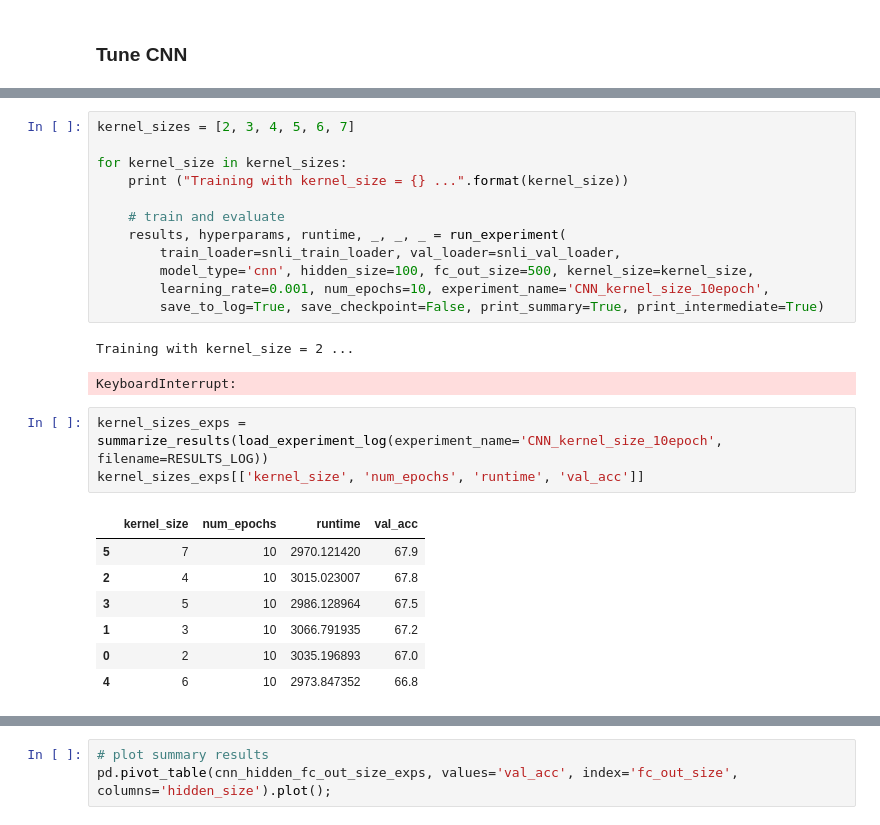
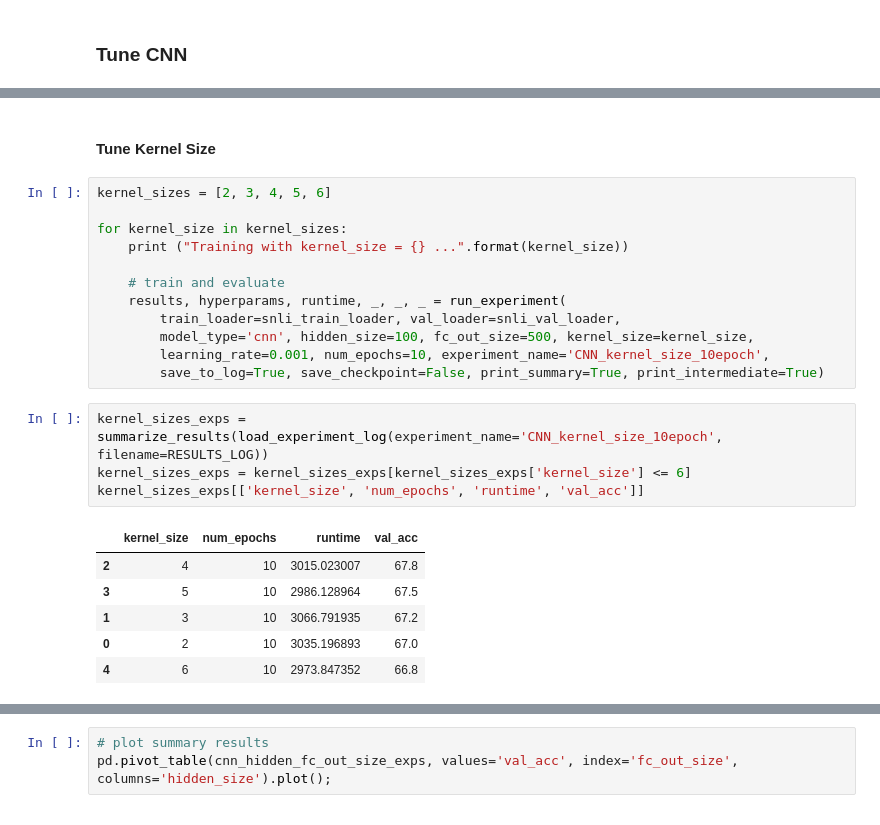
Before and after one commit to nyjgary/nlp-snli, a Jupyter notebook: nlp-snli.ipynb, the cells around one changed output, grey strips where cells are left out. Drawn from its saved outputs; the diff is of its cells as text.

```diff
--- a/nlp-snli.ipynb
+++ b/nlp-snli.ipynb
@@ -843,5 +854,7 @@ Epoch: 2.00, Train Accuracy: 62.66%, Validation Accuracy: 58.80%
+# %% [markdown]
+#### Tune Kernel Size
 # %%
-kernel_sizes = [2, 3, 4, 5, 6, 7]
+kernel_sizes = [2, 3, 4, 5, 6]
 
 for kernel_size in kernel_sizes:
     print ("Training with kernel_size = {} ...".format(kernel_size))
@@ -852,15 +865,12 @@ for kernel_size in kernel_sizes:
         model_type='cnn', hidden_size=100, fc_out_size=500, kernel_size=kernel_size,
         learning_rate=0.001, num_epochs=10, experiment_name='CNN_kernel_size_10epoch',
         save_to_log=True, save_checkpoint=False, print_summary=True, print_intermediate=True)
-# %% [output]
-Training with kernel_size = 2 ...
-KeyboardInterrupt:
 # %%
 kernel_sizes_exps = summarize_results(load_experiment_log(experiment_name='CNN_kernel_size_10epoch', filename=RESULTS_LOG))
+kernel_sizes_exps = kernel_sizes_exps[kernel_sizes_exps['kernel_size'] <= 6]
 kernel_sizes_exps[['kernel_size', 'num_epochs', 'runtime', 'val_acc']]
 # %% [output]
 |  | kernel_size | num_epochs | runtime | val_acc |
-| 5 | 7 | 10 | 2970.121420 | 67.9 |
 | 2 | 4 | 10 | 3015.023007 | 67.8 |
 | 3 | 5 | 10 | 2986.128964 | 67.5 |
 | 1 | 3 | 10 | 3066.791935 | 67.2 |
```
Also changed, not shown: parts of 22 cells of this notebook.
